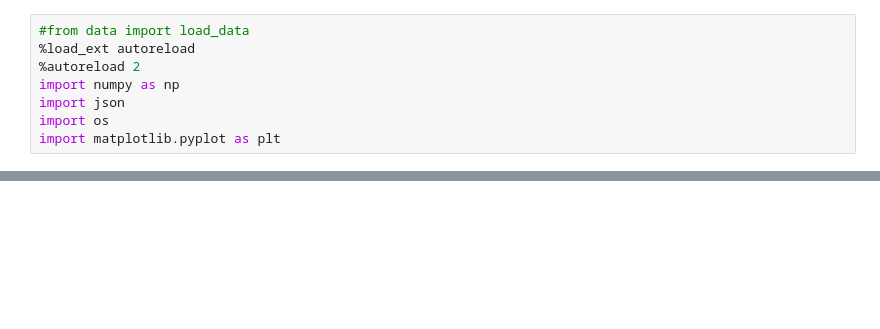
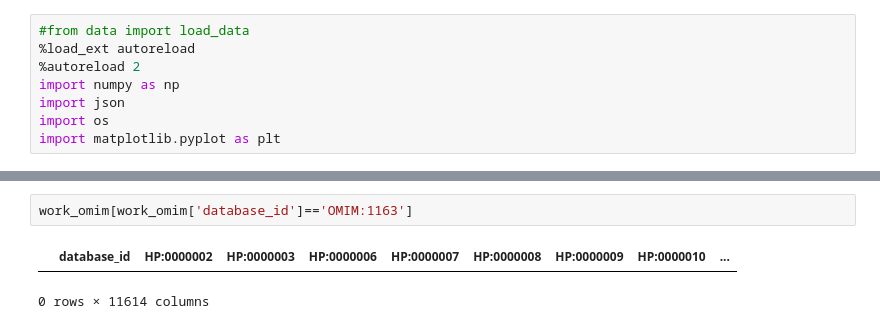
Before and after one commit to averniere/OT_simulation_maladies, a Jupyter notebook: HGCN/test.ipynb, the cells around one changed output, grey strips where cells are left out. Cells and saved outputs as stored; diff of their text form; blank space fills up the shorter version.

```diff
--- a/HGCN/test.ipynb
+++ b/HGCN/test.ipynb
@@ -59,0 +114,5 @@ KeyboardInterrupt:
+# %%
+work_omim[work_omim['database_id']=='OMIM:1163']
+# %% [output]
+|  | database_id | HP:0000002 | HP:0000003 | HP:0000006 | HP:0000007 | HP:0000008 | HP:0000009 | HP:0000010 | ... |
+0 rows × 11614 columns
```
Also changed, not shown: parts of 11 cells of this notebook, 3 other files.
